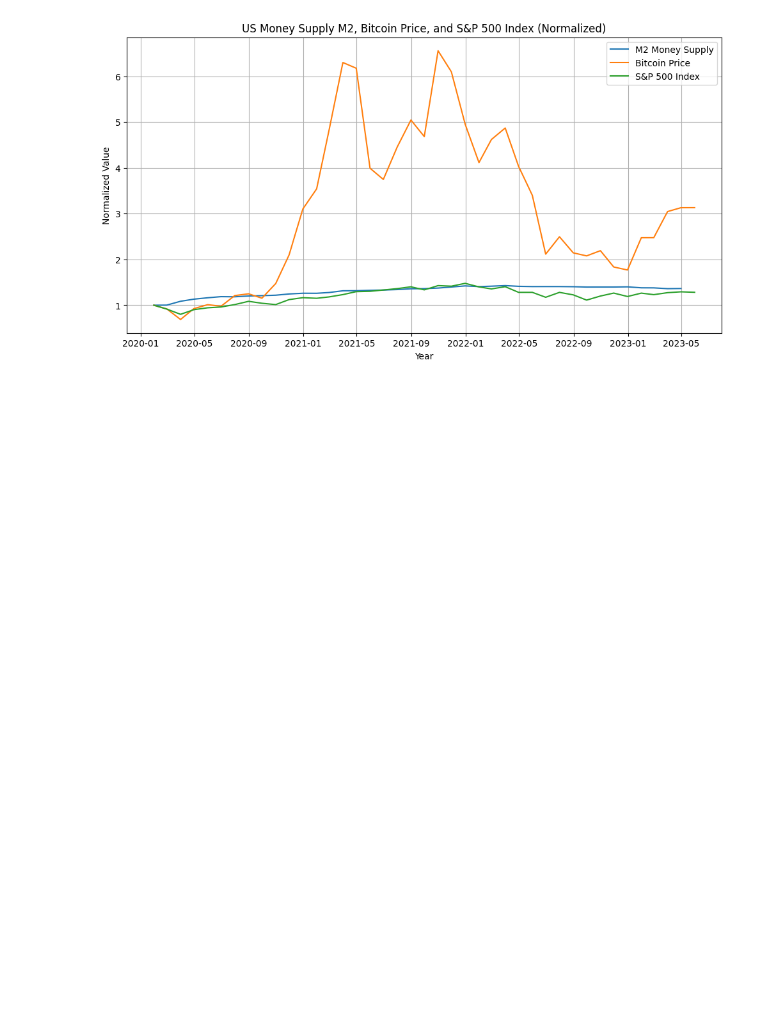
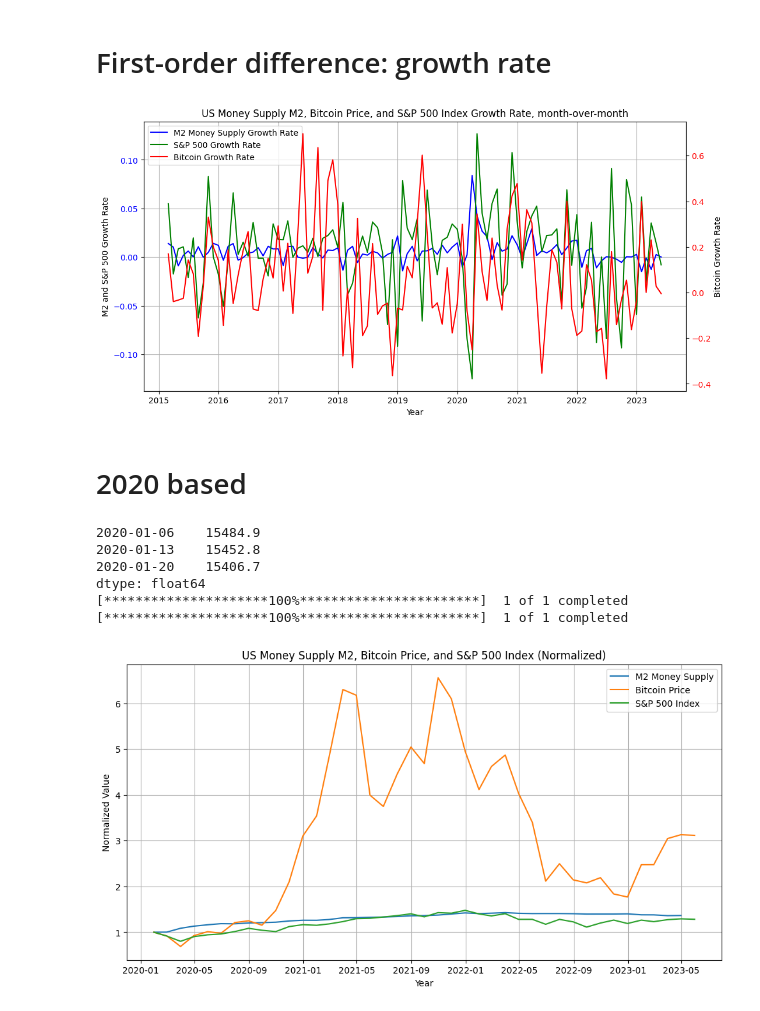
Before and after one commit to HuaiyuZhang/misc, a Jupyter notebook: [fin]m2_bitcoin_sp.ipynb, the cells around one changed output. Cells and saved outputs as stored; diff of their text form; code cells hidden in the pictures; blank space fills up the shorter version.

```diff
--- a/[fin]m2_bitcoin_sp.ipynb
+++ b/[fin]m2_bitcoin_sp.ipynb
@@ -47,4 +78,55 @@ merged_data.head()
+# %% [markdown]
+# First-order difference: growth rate
+# %%
+# Calculate the growth rate (first-order difference)
+growth_rate_data = normalized_data.pct_change()
+
+# Plot the line chart with growth rates and BTC on the right axis
+fig, ax1 = plt.subplots(figsize=(12, 6))
+
+ax1.plot(growth_rate_data.index, growth_rate_data['M2'], label='M2 Money Supply Growth Rate', color='blue')
+ax1.plot(growth_rate_data.index, growth_rate_data['S&P 500'], label='S&P 500 Growth Rate', color='green')
+
+ax2 = ax1.twinx()  # Create a second y-axis sharing the same x-axis
+ax2.plot(growth_rate_data.index, growth_rate_data['BTC'], label='Bitcoin Growth Rate', color='red')
+
+# Customize axis labels
+ax1.set_xlabel('Year')
+ax1.set_ylabel('M2 and S&P 500 Growth Rate', color='black')
+ax2.set_ylabel('Bitcoin Growth Rate', color='black')
+
+# Set axis colors to match line colors
+ax1.tick_params(axis='y', labelcolor='blue')
+ax2.tick_params(axis='y', labelcolor='red')
+
+# Set grid and legend
+ax1.grid()
+lines1, labels1 = ax1.get_legend_handles_labels()
+lines2, labels2 = ax2.get_legend_handles_labels()
+ax1.legend(lines1 + lines2, labels1 + labels2, loc='upper left')
+
+plt.title('US Money Supply M2, Bitcoin Price, and S&P 500 Index Growth Rate, month-over-month')
+plt.show()
+# %% [output]
+[figure, added]
+# %% [markdown]
+# 2020 based
 # %%
+# Download M2 data from FRED
+m2_data = fred.get_series("WM2NS", observation_start='1/1/2020')
+
+# Download Bitcoin and S&P 500 data from Yahoo Finance
+btc_data = yf.download("BTC-USD", start="2020-01-01", interval="1mo")['Adj Close']
+sp500_data = yf.download("^GSPC", start="2020-01-01", interval="1mo")['Adj Close']
+
+# Resample data to monthly and forward fill missing values
+m2_data = m2_data.resample('M').last().ffill()
+btc_data = btc_data.resample('M').last().ffill()
+sp500_data = sp500_data.resample('M').last().ffill()
+
+# Merge data into a single DataFrame
+merged_data = pd.concat([m2_data, btc_data, sp500_data], axis=1)
+merged_data.columns = ['M2', 'BTC', 'S&P 500']
 
 # Normalize the data
 normalized_data = merged_data / merged_data.iloc[0]
@@ -63,4 +145,10 @@ plt.grid()
 
 plt.show()
 # %% [output]
+2020-01-06    15484.9
+2020-01-13    15452.8
+2020-01-20    15406.7
+dtype: float64
+[*********************100%***********************]  1 of 1 completed
+[*********************100%***********************]  1 of 1 completed
 [figure]
```
Also changed, not shown: parts of 4 cells of this notebook.
